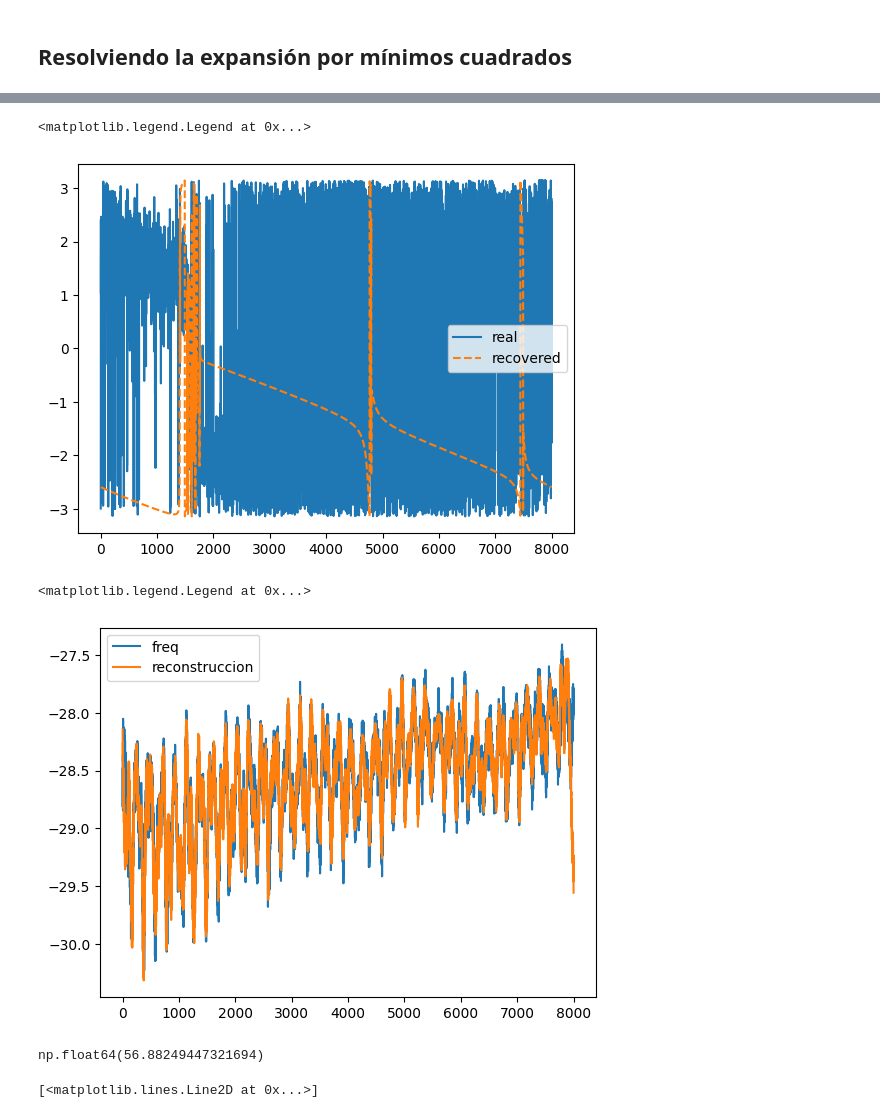
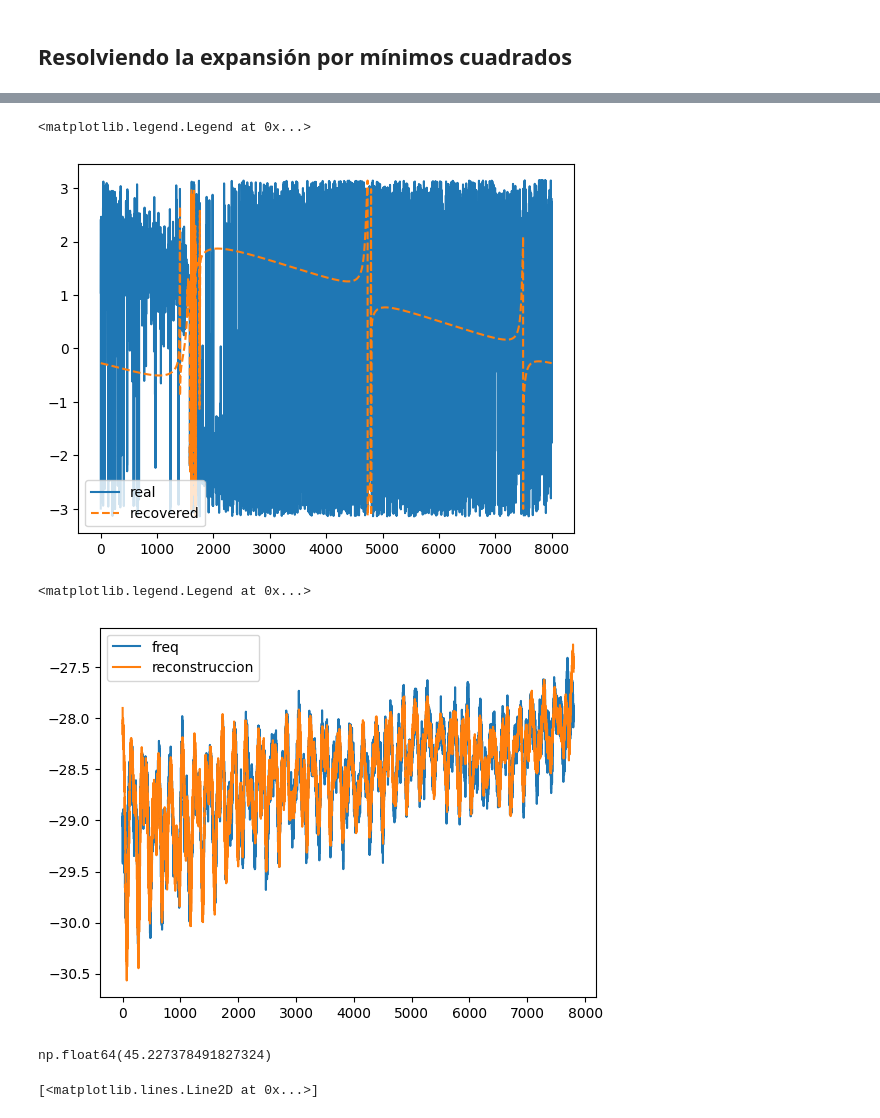
Before and after one commit to vicbayona/tded, a Jupyter notebook: poc_juane.ipynb, the cells around one changed output, grey strips where cells are left out. Cells and saved outputs as stored; diff of their text form; code cells hidden in the pictures.

```diff
--- a/poc_juane.ipynb
+++ b/poc_juane.ipynb
@@ -19,7 +19,7 @@ signal = datos['H']
 # %%
 #phi = np.load('basis_functions_complete_space.npz')['x']
 # %%
-phi = np.load('H_distance_8001.npz')['x']
+phi = np.load('H_distance_8001_f0=50.0_BW=40.0.npz')['x']
 # %%
 def scalar_product(h1, h2):
 
@@ -222,23 +222,23 @@ plt.plot(((np.angle(x_hat_meas_filt))), label='recovered', linestyle='--')
 plt.legend()
 # %% [output]
 <matplotlib.legend.Legend at 0x...>
-[figure, old version]
+[figure, new version]
 # %%
 Xf = np.fft.fft(x_hat_meas_filt)
 Xbb = np.fft.fft(meas)
 # %%
-plt.plot(10*np.log10(np.abs(Xbb)), label='freq')
-plt.plot(10*np.log10(np.abs(Xf)), label='reconstruccion')
+plt.plot(10*np.log10(np.abs(Xbb))[100:-100], label='freq')
+plt.plot(10*np.log10(np.abs(Xf))[100:-100], label='reconstruccion')
 plt.legend()
 # %% [output]
 <matplotlib.legend.Legend at 0x...>
-[figure, old version]
+[figure, new version]
 # %%
 err_rel_freq = np.abs((10*np.log10(np.abs(Xbb)) - 10*np.log10(np.abs(Xf)))/(10*np.log10(np.abs(Xbb))))
 # %%
 np.sum(err_rel_freq)
 # %% [output]
-np.float64(56.88249447321694)
+np.float64(45.227378491827324)
 # %%
 plt.plot(np.unwrap(np.angle(Xf)), label='freq')
 plt.plot(np.unwrap(np.angle(Xbb)), label='freq')
```
Also changed, not shown: parts of 11 cells of this notebook, 1 other file.
